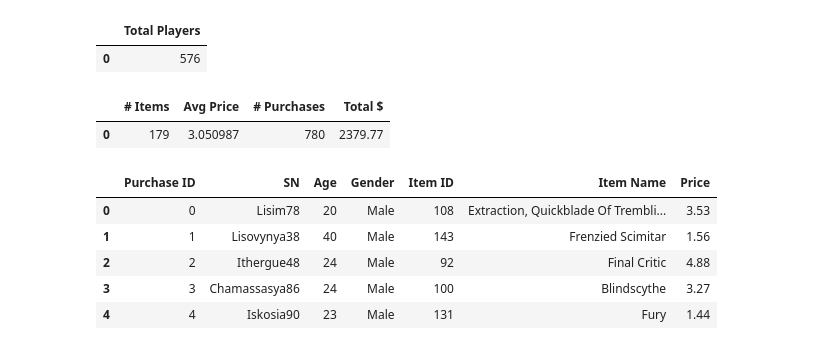
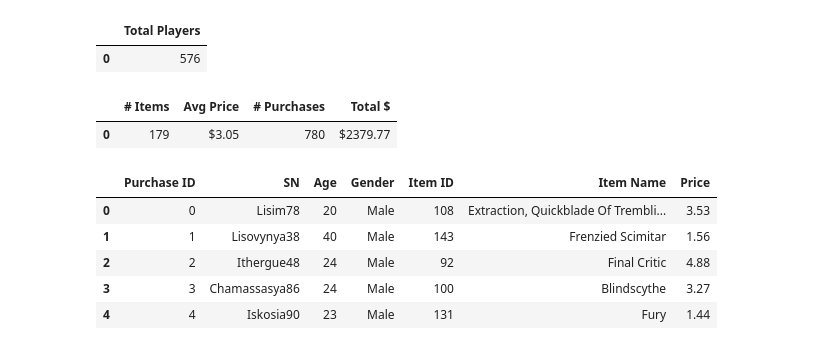
Before and after one commit to kentyjorge/pandas-challenge, a Jupyter notebook: HeroesOfPymoli/heroesPy.ipynb, the cells around one changed output. Drawn from its saved outputs; the diff is of its cells as text; code cells hidden in the pictures.

```diff
--- a/HeroesOfPymoli/heroesPy.ipynb
+++ b/HeroesOfPymoli/heroesPy.ipynb
@@ -33,14 +33,15 @@ total_rev = pData_df["Price"].sum()
 # %%
 #create dataframe to show purchase information
 PurchaseAnalysis_df = pd.DataFrame({
     "# Items" : [unique_items],
     "Avg Price" : [avg_price],
     "# Purchases": [total_purchases],
     "Total $": [total_rev]
 })
-PurchaseAnalysis_df
+PurchaseAnalysis_df.style.format(formatter={"Total $":"${:.2f}",
+                                            "Avg Price":"${:.2f}"})
 # %% [output]
 |  | # Items | Avg Price | # Purchases | Total $ |
-| 0 | 179 | 3.050987 | 780 | 2379.77 |
+| 0 | 179 | $3.05 | 780 | $2379.77 |
 # %%
 #gender demographics start
```
Also changed, not shown: parts of 18 cells of this notebook.
